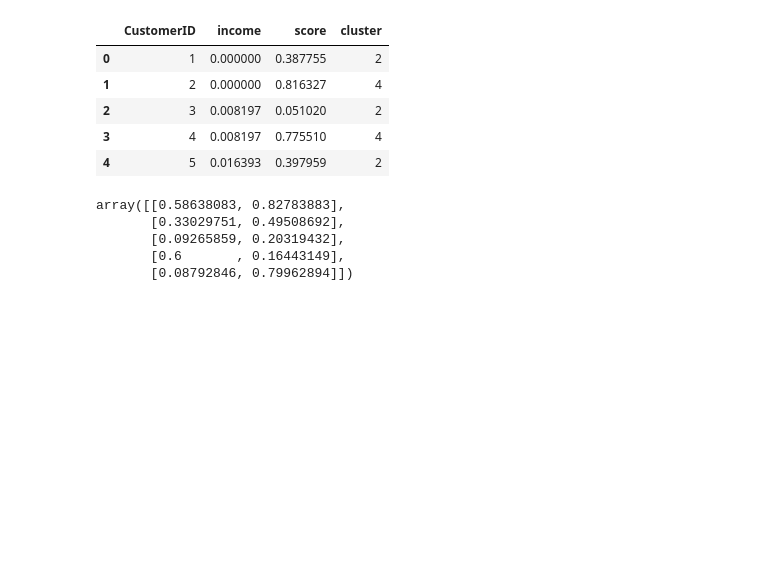
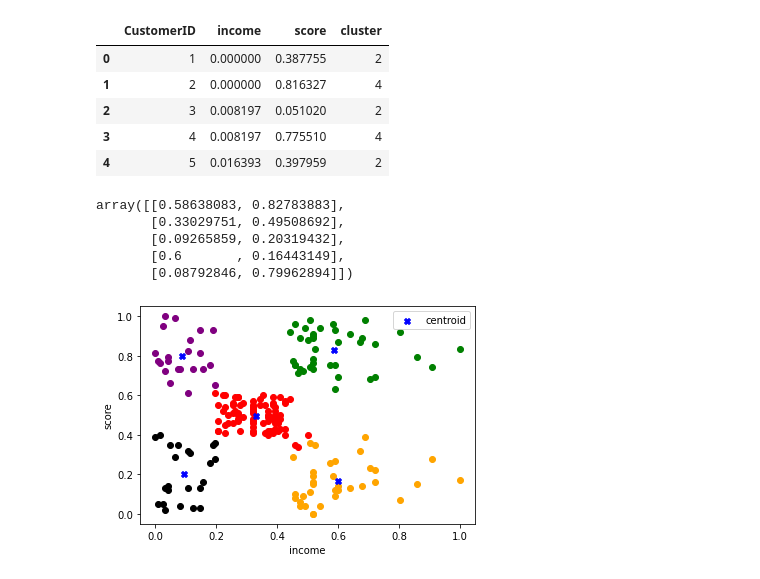
Before and after one commit to ahmetikbalkaymaz/Client-Segmentation, a Jupyter notebook: client_segmentation.ipynb, the cells around one changed output. Saved outputs shown, nothing was run; the diff lists cells and outputs as text; code cells hidden in the pictures; blank space fills up the shorter version.

```diff
--- a/client_segmentation.ipynb
+++ b/client_segmentation.ipynb
@@ -110,17 +110,21 @@ array([[0.58638083, 0.82783883],
 # %%
 df1 = df[df.cluster==0]
 df2 = df[df.cluster==1]
 df3 = df[df.cluster==2]
 df4 = df[df.cluster==3]
 df5 = df[df.cluster==4]
 
 plt.xlabel('income')
 plt.ylabel('score')
 
 plt.scatter(df1['income'],df1['score'],color='green')
 plt.scatter(df2['income'],df2['score'],color='red')
 plt.scatter(df3['income'],df3['score'],color='black')
 plt.scatter(df4['income'],df4['score'],color='orange')
 plt.scatter(df5['income'],df5['score'],color='purple')
 
-plt.scatter(kmeans_model.cluster_centers_[:,0], kmeans_model.cluster_centers_[:,1],color='blue', marker='X', label='')
+plt.scatter(kmeans_model.cluster_centers_[:,0], kmeans_model.cluster_centers_[:,1],color='blue', marker='X', label='centroid')
+plt.legend()
+plt.show()
+# %% [output]
+[figure, added]
```
Also changed, not shown: 1 other file.
